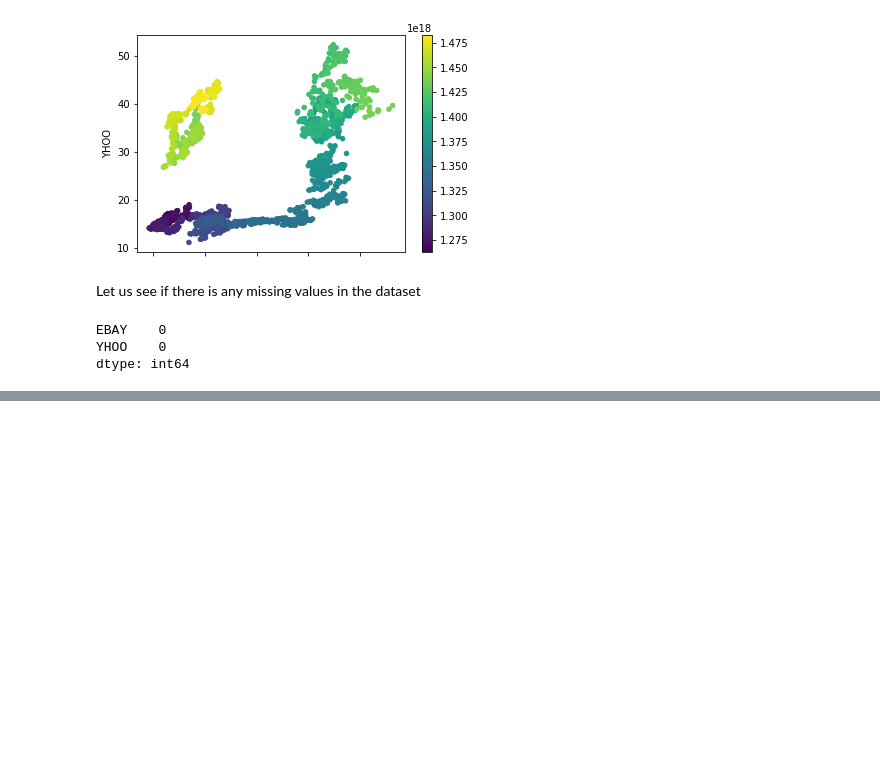
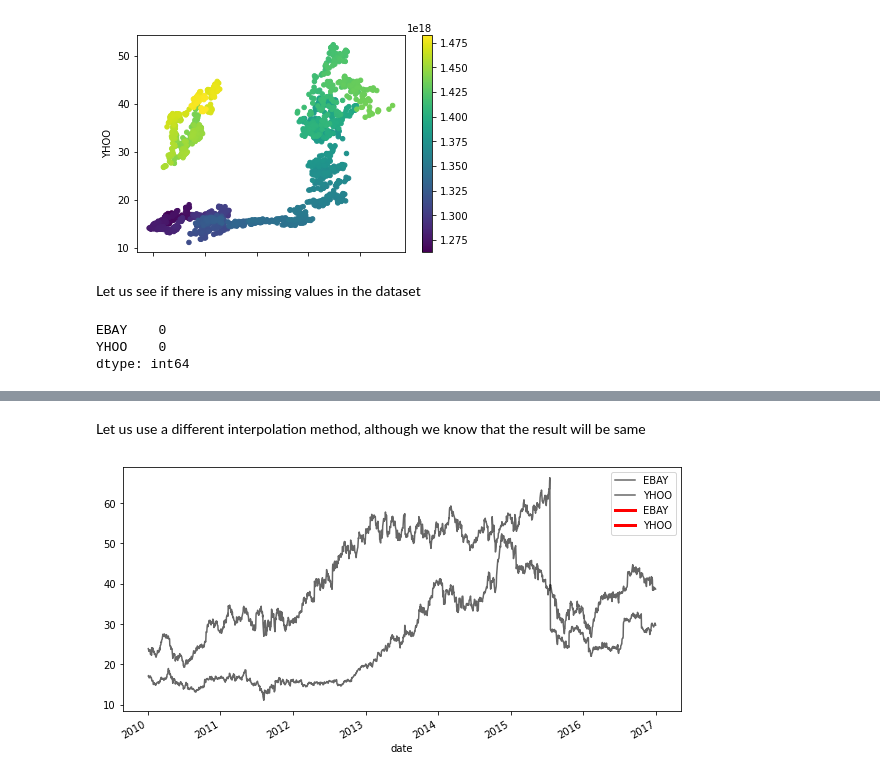
Before and after one commit to syednayeemridwan/data-science-projects, a Jupyter notebook: ML on Ebay and Yahoo Stock/stock-ml.ipynb, the cells around one changed output, grey strips where cells are left out. Drawn from its saved outputs; the diff is of its cells as text; code cells hidden in the pictures; blank space fills up the shorter version.

```diff
--- a/ML on Ebay and Yahoo Stock/stock-ml.ipynb
+++ b/ML on Ebay and Yahoo Stock/stock-ml.ipynb
@@ -59,0 +91,8 @@ dtype: int64
+# %% [markdown]
+Let us use a different interpolation method, although we know that the result will be same
+# %%
+# Interpolate linearly
+interpolation_type = 'linear'
+interpolate_and_plot(prices, interpolation_type)
+# %% [output]
+[figure, added]
```
Also changed, not shown: parts of 26 cells of this notebook.
